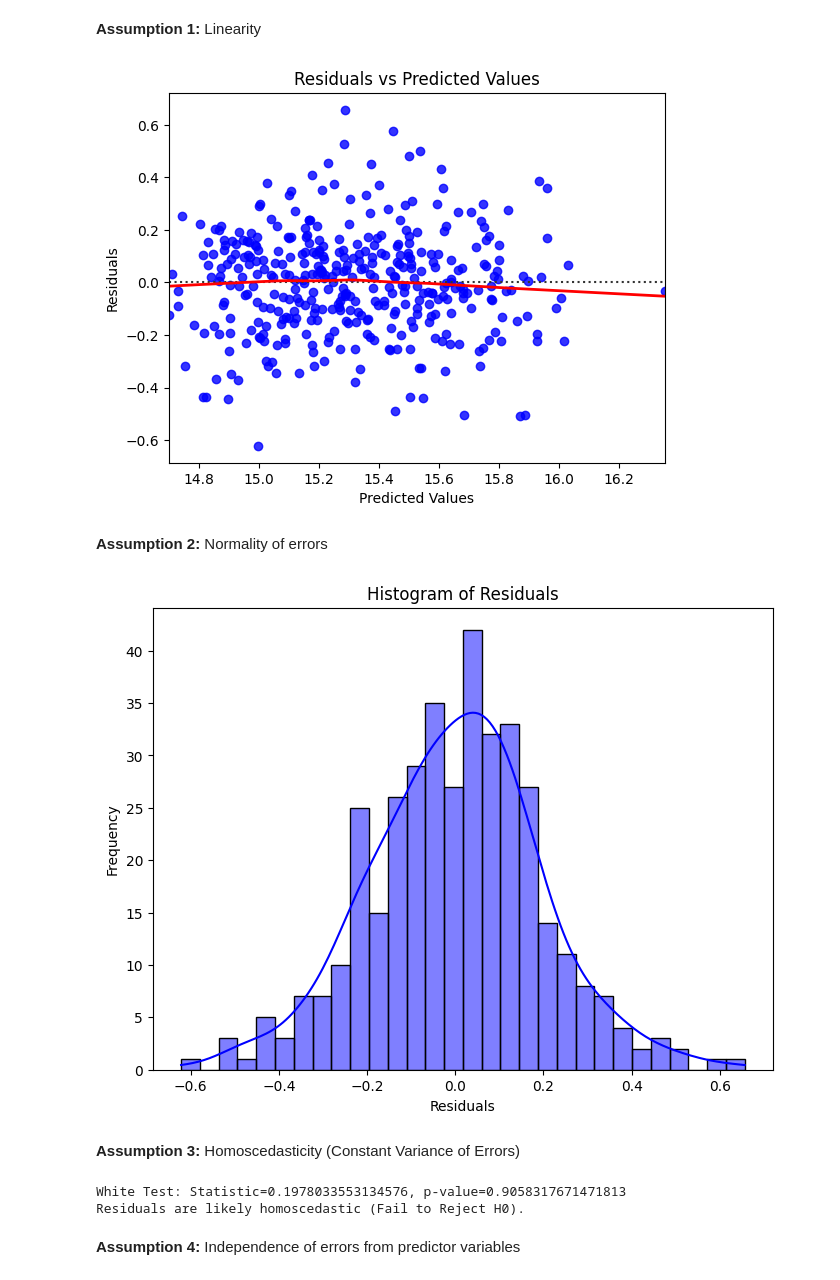
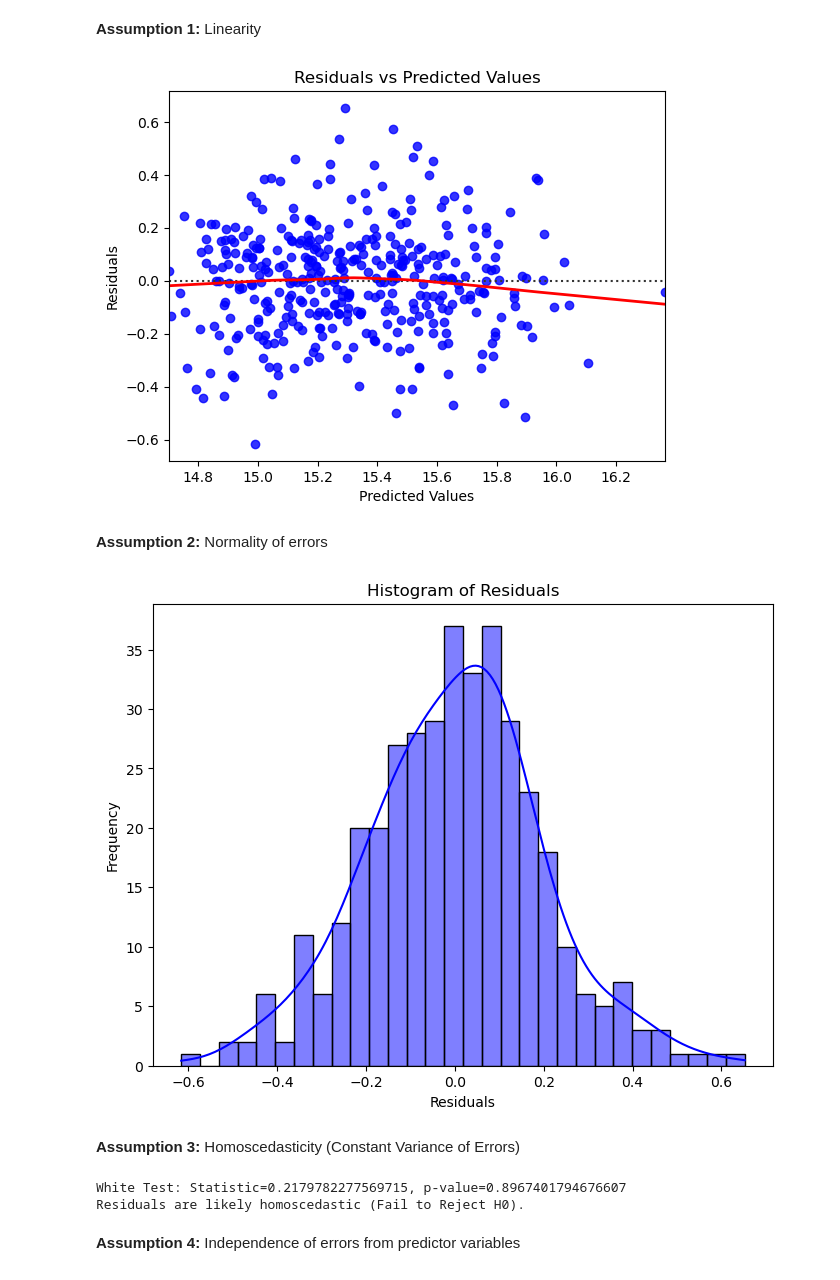
Before and after one commit to yogi-datalabs/machine-learning, a Jupyter notebook: Linear Regression/Housing Price Prediction.ipynb, the cells around one changed output. Drawn from its saved outputs; the diff is of its cells as text; code cells hidden in the pictures.

```diff
--- a/Linear Regression/Housing Price Prediction.ipynb
+++ b/Linear Regression/Housing Price Prediction.ipynb
@@ -908,2 +707,0 @@ X_log.head()
-# %%
-X_log_train, X_log_test, y_log_train, y_log_test = train_test_split(X_log, y_log, test_size=0.3, random_state=1)
@@ -912,3 +707,0 @@ X_log_train, X_log_test, y_log_train, y_log_test = train_test_split(X_log, y_log
-# %%
-lr_log_fe = LinearRegression()
-lr_log_fe.fit(X_log_train, y_log_train)
@@ -1036,30 +756,30 @@ print(metrics_df)
 # %% [markdown]
 **Assumption 1:** Linearity
 # %%
-sns.residplot(x=train_log_fe_pred, y=y_log_train, lowess=True, color="blue", line_kws={"color": "red", "lw": 2})
+sns.residplot(x=train_log_ols_pred, y=y_log_train, lowess=True, color="blue", line_kws={"color": "red", "lw": 2})
 plt.title("Residuals vs Predicted Values")
 plt.xlabel("Predicted Values")
 plt.ylabel("Residuals")
 plt.show()
 # %% [output]
-[figure, old version]
+[figure, new version]
 # %% [markdown]
 **Assumption 2:** Normality of errors
 # %%
-residuals = y_log_train - train_log_fe_pred
+residuals = y_log_train - train_log_ols_pred
 plt.figure(figsize=(8, 6))
 sns.histplot(residuals, kde=True, color="blue", bins=30)
 plt.title("Histogram of Residuals")
 plt.xlabel("Residuals")
 plt.ylabel("Frequency")
 plt.show()
 # %% [output]
-[figure, old version]
+[figure, new version]
 # %% [markdown]
 **Assumption 3:** Homoscedasticity (Constant Variance of Errors)
 # %%
 # Add a constant to the exog (independent variables)
-exog = sm.add_constant(pd.DataFrame({"y_pred": train_log_fe_pred}))
+exog = sm.add_constant(pd.DataFrame({"y_pred": train_log_ols_pred}))
 
 # Perform White's Test
 white_test = het_white(residuals, exog)
@@ -1072,7 +792,7 @@ if white_pval > 0.05:
 else:
     print("Residuals are not homoscedastic (Reject H0).")
 # %% [output]
-White Test: Statistic=0.1978033553134576, p-value=0.9058317671471813
+White Test: Statistic=0.2179782277569715, p-value=0.8967401794676607
 Residuals are likely homoscedastic (Fail to Reject H0).
 # %% [markdown]
 **Assumption 4:** Independence of errors from predictor variables
```
Also changed, not shown: parts of 67 cells of this notebook, 41 other files.
